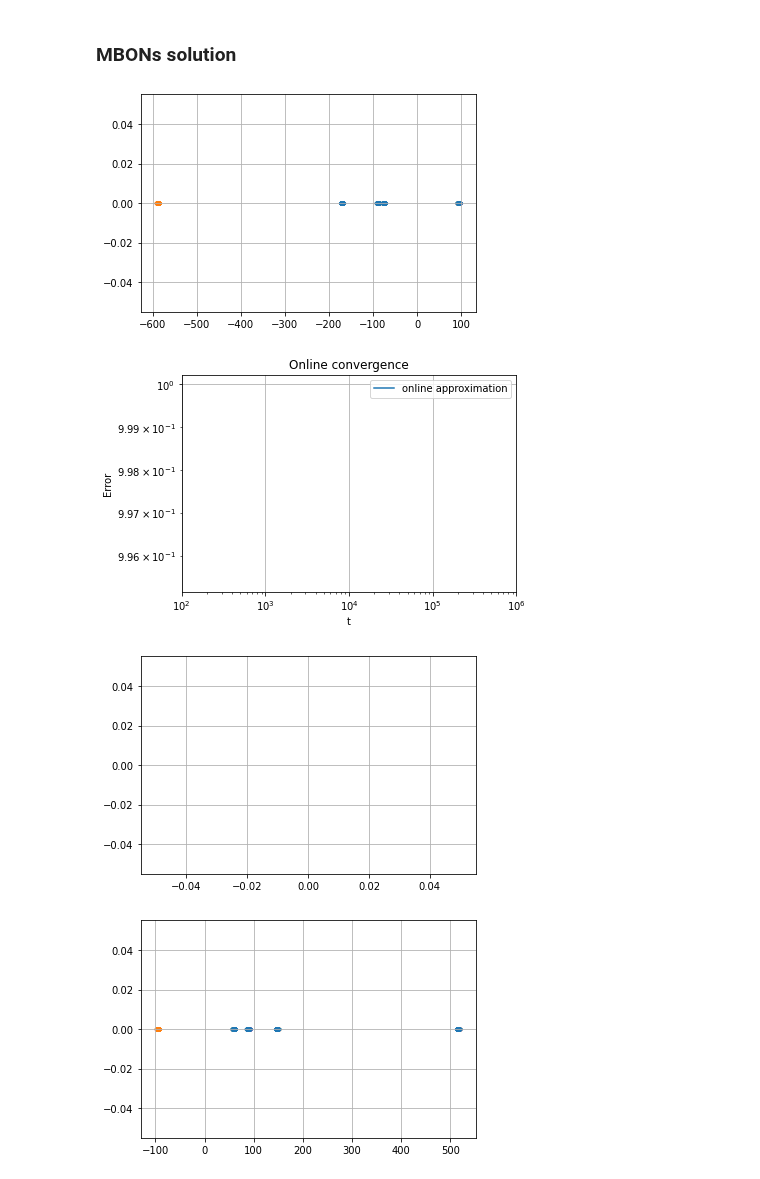
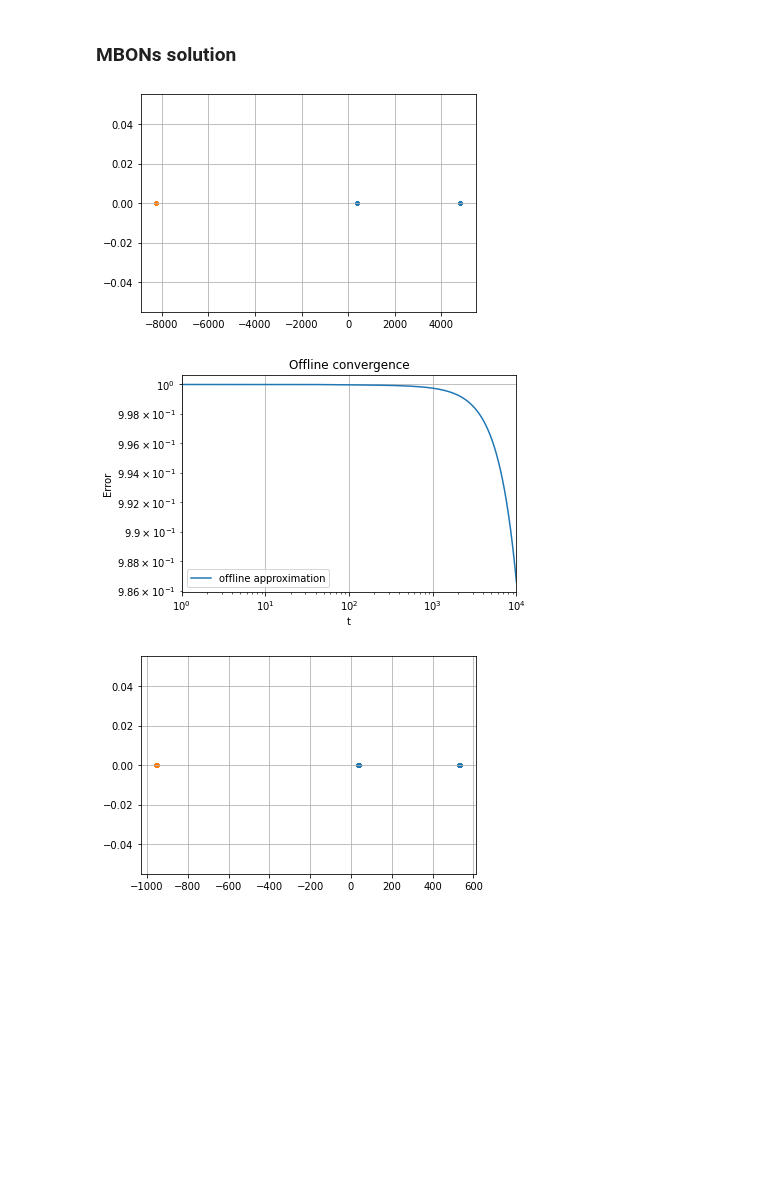
Before and after one commit to flatironinstitute/bio-lda, a Jupyter notebook: MBON_simulation.ipynb, the cells around one changed output. Cells and saved outputs as stored; diff of their text form; code cells hidden in the pictures; blank space fills up the shorter version.

```diff
--- a/MBON_simulation.ipynb
+++ b/MBON_simulation.ipynb
@@ -21,6 +22,6 @@ samples = 100000 # number of data points
 # %%
 classes = []
 for i in range(num_MBONS+1):
-    classes.append(mus[i] + sig@np.random.randn(x_dim,int(samples*freq[i])))
+    classes.append(mus[i] + sig@np.random.randn(x_dim,int(samples*freqs[i])))
 # %%
 X = np.concatenate(classes, axis=1)
@@ -51,10 +48,10 @@ plt.show()
 ### MBONs solution
 # %%
 @jit(nopython=True)
-def eta(t):
-    return 5e-4/(1+5e-4*t)
+def eta_online(t):
+    return 1e-4/(1+1e-4*t)
 
-gam = 1000; epochs = 10; iters = epochs*samples
+gam_online = 100; epochs = 10; iters_online = epochs*samples
 
 @jit(nopython=True)
 def fit_sparse(w, l, mu, b, x, y, t):
@@ -65,10 +62,10 @@ def fit_sparse(w, l, mu, b, x, y, t):
     mu += (x - mu)/t
     nu = w.T@mu
 
-    step = eta(t)
+    step = eta_online(t)
 
     w += step*(x - l*(z-nu)*(x-mu)) - step*y[1]*x/b
-    l += gam*step*((z-nu)**2 - 1)
+    l += gam_online*step*((z-nu)**2 - 1)
 
     return w, l, mu, b, x, y
 
@@ -97,14 +94,14 @@ def run_sparse(X, Y):
             w, l, mu, b, x, y = fit_sparse(w, l, mu, b, x, y, t)
 
             obj[i_iter] = (w.T@(mu_1-mu_2))**2/(w.T@Sigma@w)
-            err_approx[i_iter] = abs(obj_opt - obj[i_iter])/obj_opt
+            err[i_iter] = abs(obj_opt - obj[i_iter])/obj_opt
 
         #print(f'Error: {err_approx[i_iter]}')
     return w
 
-#eta = 0.001; gam = 1000*eta; iters = 10000
+eta = 0.001; gam = 1000*eta; iters = 10000
 
-@jit(nopython=True)
+
 def fit(w, l, mu_1, mu_2, Sigma):
     w = w + eta*(mu_1 - mu_2 - l*Sigma@w)
     l = l + gam*((w.T@Sigma@w).item() - 1)
@@ -123,44 +120,60 @@ def run_offline(mu_1, mu_2, Sigma, eta, gamma, iters):
 
     return w
 # %%
-for i in range(1, num_MBONS):
-    mu_1 = np.mean([mu for j, mu in enumerate(mus) if j != i ])
+for i in range(1, num_MBONS+1):
+    mu_1 = np.sum([mu*freqs[j] for j, mu in enumerate(mus) if j != i ])/0.5
     mu_2 = mus[i]
 
     w_opt = np.linalg.inv(Sigma)@(mu_1-mu_2)
     w_opt = w_opt/np.sqrt(w_opt.T@Sigma@w_opt)
     obj_opt = (w_opt.T@(mu_1-mu_2))**2
 
     class_1 = np.concatenate([cl for j, cl in enumerate(classes) if j != i ], axis=1)
     class_2 = classes[i]
 
     plt.scatter(w_opt.T@class_1,np.zeros((w_opt.T@class_1).shape),s=5)
     plt.scatter(w_opt.T@class_2,np.zeros((w_opt.T@class_2).shape),s=5)
     plt.grid()
     plt.show()
 
 
 
     obj = np.zeros(iters)
-    err_approx = np.zeros(iters)
+    err = np.zeros(iters)
 
+    w = run_offline(mu_1, mu_2, Sigma, eta, gam, iters)
+    plt.loglog(range(iters), err, label='offline approximation')
+    plt.ylabel("Error")
+    plt.xlabel("t")
+    plt.xlim(1,iters)
+    plt.grid()
+    plt.legend()
+    plt.title("Offline convergence")
+    plt.show()
+
+    plt.scatter(w.T@class_1,np.zeros((w.T@class_1).shape),s=5)
+    plt.scatter(w.T@class_2,np.zeros((w.T@class_2).shape),s=5)
+    plt.grid()
+    plt.show()
+
+    obj = np.zeros(iters_online)
+    err = np.zeros(iters_online)
 
     w = run_sparse(X,Y[i-1])
-    plt.loglog(range(iters), err_approx, label='online approximation')
+    plt.loglog(range(iters_online), err, label='online approximation')
     plt.ylabel("Error")
     plt.xlabel("t")
-    plt.xlim(1e2,iters)
+    plt.xlim(1,iters)
     plt.grid()
     plt.legend()
     plt.title("Online convergence")
     plt.show()
 
     plt.scatter(w.T@class_1,np.zeros((w.T@class_1).shape),s=5)
     plt.scatter(w.T@class_2,np.zeros((w.T@class_2).shape),s=5)
     plt.grid()
     plt.show()
 # %% [output]
-[figure, old version]
+[figure, new version]
-[figure, old version]
+[figure, new version]
-[figure, old version]
+[figure, new version]
-[figure, removed]
```
Also changed, not shown: parts of 5 cells of this notebook, 1 other file.
